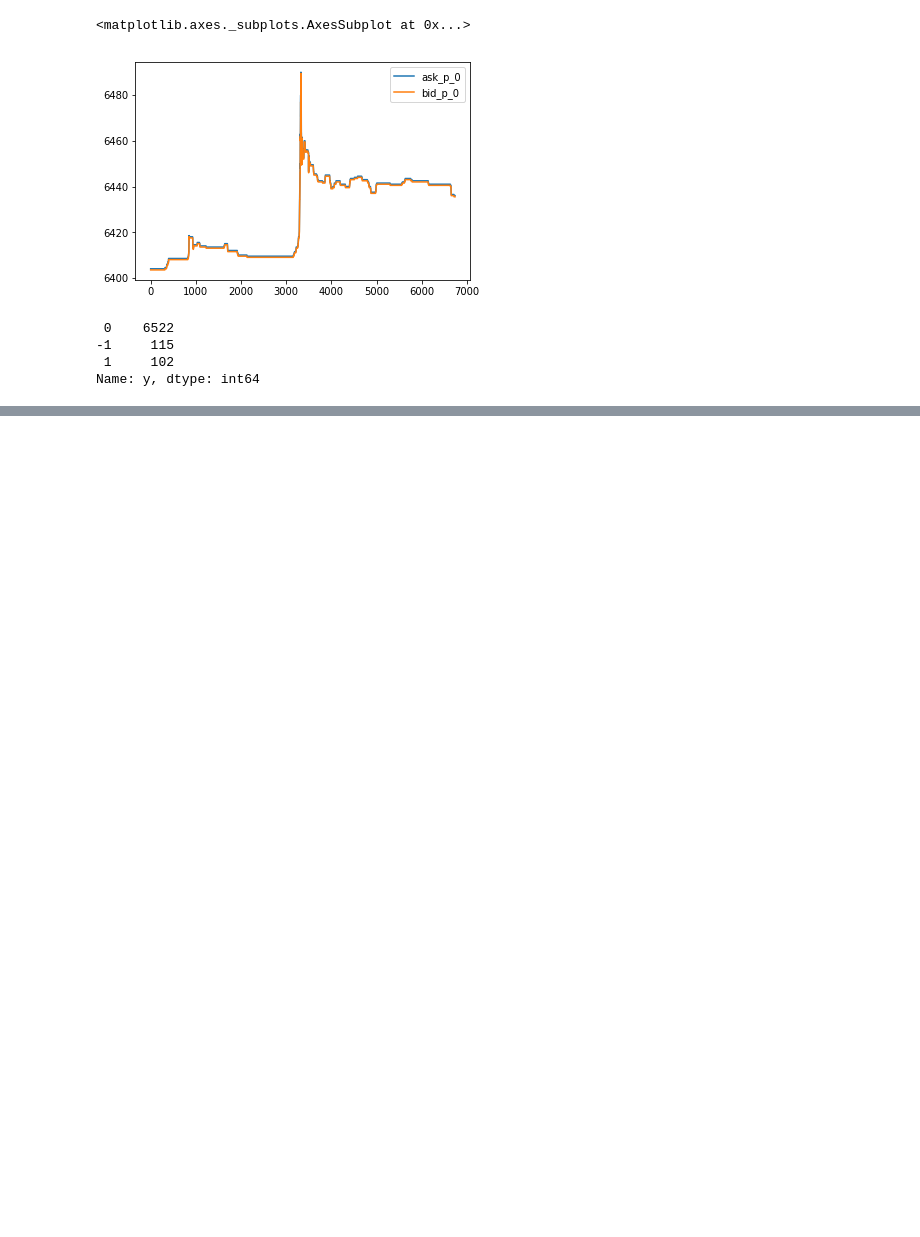
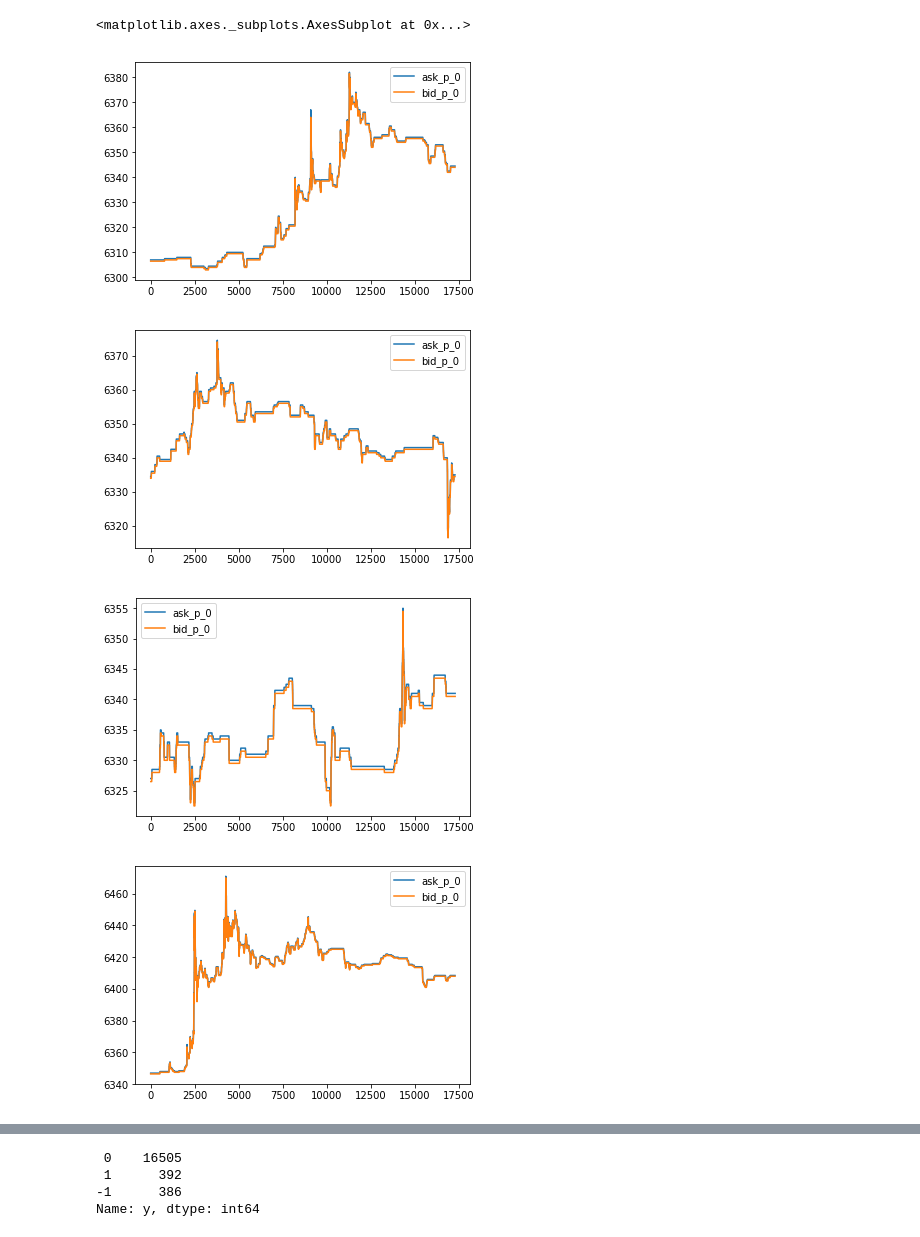
Before and after one commit to magicalne/cryptocurrency, a Jupyter notebook: order_flow_prediction.ipynb, the cells around one changed output, grey strips where cells are left out. Drawn from its saved outputs; the diff is of its cells as text; code cells hidden in the pictures; blank space fills up the shorter version.

```diff
--- a/order_flow_prediction.ipynb
+++ b/order_flow_prediction.ipynb
@@ -18,6 +4,8 @@ df.describe()
-# %%
-df[['ask_p_0', 'bid_p_0']].plot()
-# %% [output]
-<matplotlib.axes._subplots.AxesSubplot at 0x...>
-[figure, removed]
+# %%
+df1 = pd.read_csv('xbtusdt_orderbook1.csv', index_col=0)
+df2 = pd.read_csv('xbtusdt_orderbook2.csv', index_col=0)
+df3 = pd.read_csv('xbtusdt_orderbook3.csv', index_col=0)
+df4 = pd.read_csv('xbtusdt_orderbook4.csv', index_col=0)
+df5 = pd.read_csv('xbtusdt_orderbook5.csv', index_col=0)
+df6 = pd.read_csv('xbtusdt_orderbook6.csv', index_col=0)
 # %%
@@ -63,10 +92,13 @@ df['accum_spreed_vol'] = df[l].sum(axis=1)
-# %%
-import numpy as np
-df['y'] = np.where(df['mid_p0'].shift(1) > df['mid_p0'] , 1, 0)
-df['y'] = np.where(df['mid_p0'].shift(1) < df['mid_p0'] , -1, df['y'])
-df['y'].value_counts()
-# %% [output]
- 0    6522
--1     115
- 1     102
-Name: y, dtype: int64
+# %%
+df1[['ask_p_0', 'bid_p_0']].plot()
+df2[['ask_p_0', 'bid_p_0']].plot()
+df3[['ask_p_0', 'bid_p_0']].plot()
+df4[['ask_p_0', 'bid_p_0']].plot()
+df5[['ask_p_0', 'bid_p_0']].plot()
+df6[['ask_p_0', 'bid_p_0']].plot()
+# %% [output]
+<matplotlib.axes._subplots.AxesSubplot at 0x...>
+[figure, added]
+[figure, added]
+[figure, added]
+[figure, added]
@@ -72,0 +114,7 @@ Name: y, dtype: int64
+# %%
+df1['y'].value_counts()
+# %% [output]
+ 0    16505
+ 1      392
+-1      386
+Name: y, dtype: int64
```
Also changed, not shown: parts of 29 cells of this notebook, 17 other files.
